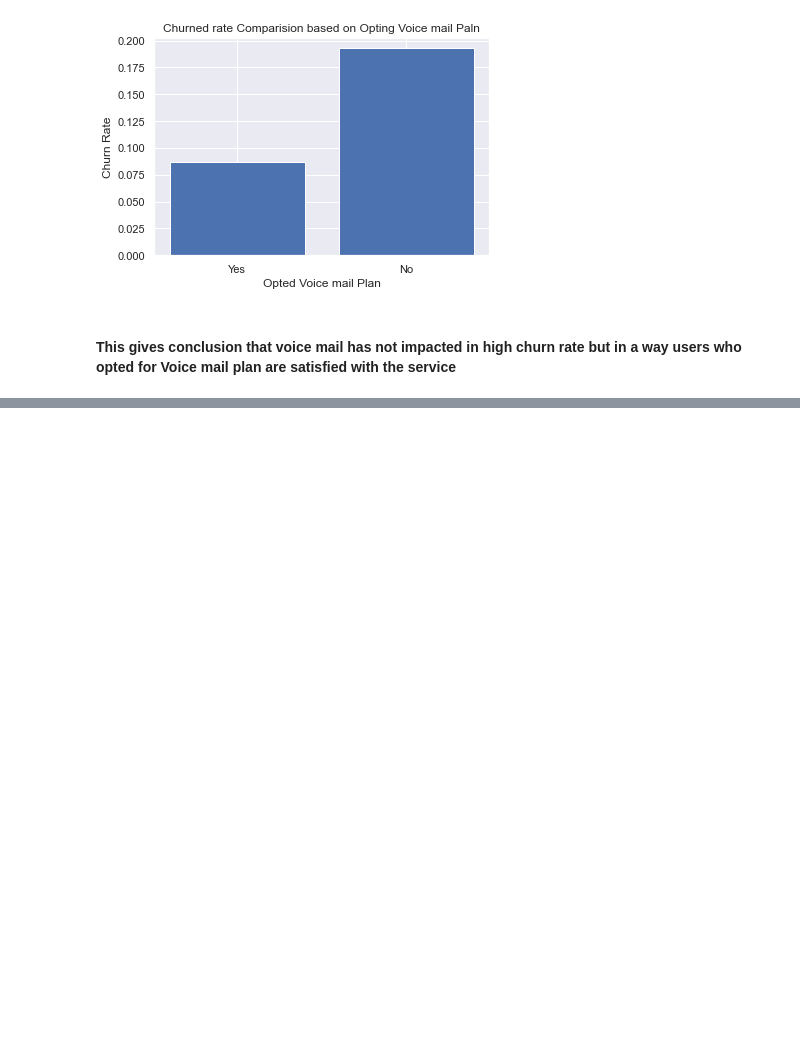
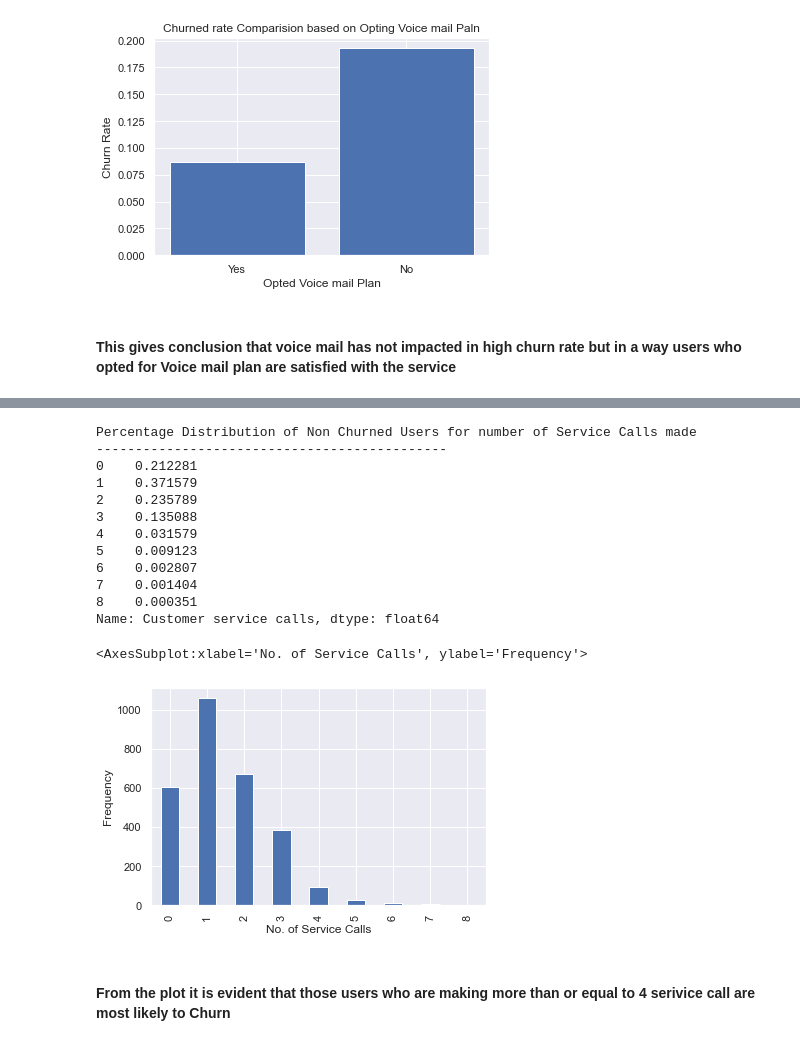
Before and after one commit to codes-by-vamshi/EDA-TelecomChurn, a Jupyter notebook: Telecom Churn - Sai Krishna Vamshi Devarasetty.ipynb, the cells around one changed output, grey strips where cells are left out. Cells and saved outputs as stored; diff of their text form; code cells hidden in the pictures; blank space fills up the shorter version.

```diff
--- a/Telecom Churn - Sai Krishna Vamshi Devarasetty.ipynb
+++ b/Telecom Churn - Sai Krishna Vamshi Devarasetty.ipynb
@@ -506,0 +551,22 @@ Text(0, 0.5, 'Churn Rate')
+# %%
+print('Percentage Distribution of Non Churned Users for number of Service Calls made')
+print('---------------------------------------------')
+print(NonChurnedDF['Customer service calls'].value_counts(normalize=True).sort_index())
+NonChurnedDF['Customer service calls'].value_counts().sort_index().plot(kind='bar', xlabel='No. of Service Calls', ylabel='Frequency')
+# %% [output]
+Percentage Distribution of Non Churned Users for number of Service Calls made
+---------------------------------------------
+0    0.212281
+1    0.371579
+2    0.235789
+3    0.135088
+4    0.031579
+5    0.009123
+6    0.002807
+7    0.001404
+8    0.000351
+Name: Customer service calls, dtype: float64
+<AxesSubplot:xlabel='No. of Service Calls', ylabel='Frequency'>
+[figure, added]
+# %% [markdown]
+#### From the plot it is evident that those users who are making more than or equal to 4 serivice call are most likely to Churn
```
Also changed, not shown: parts of 3 cells of this notebook, 1 other file.
